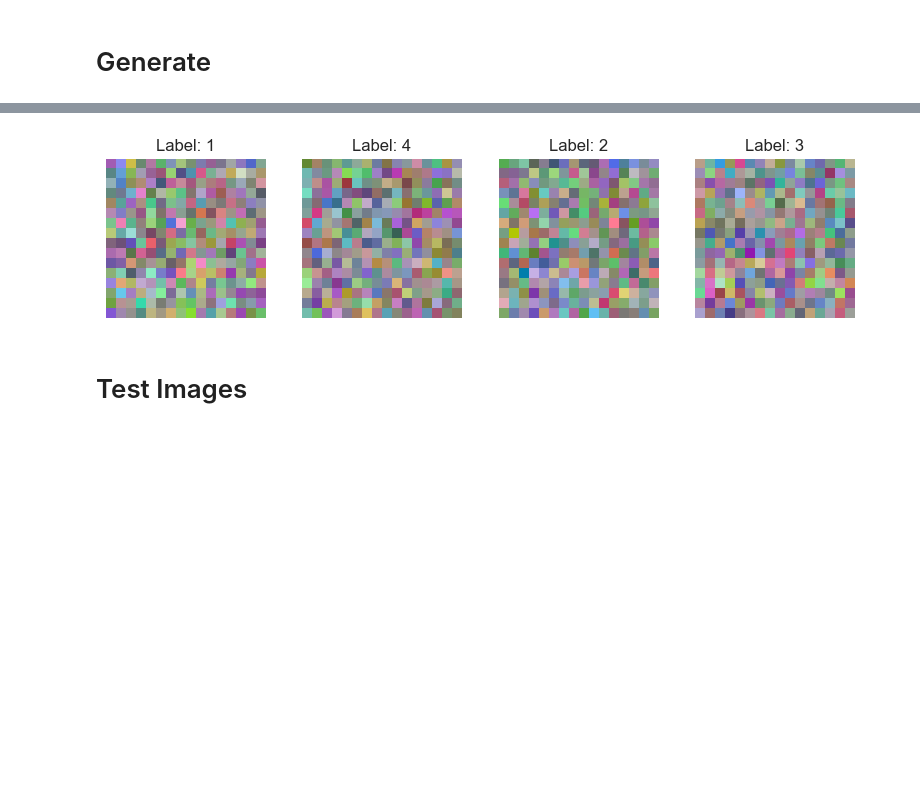
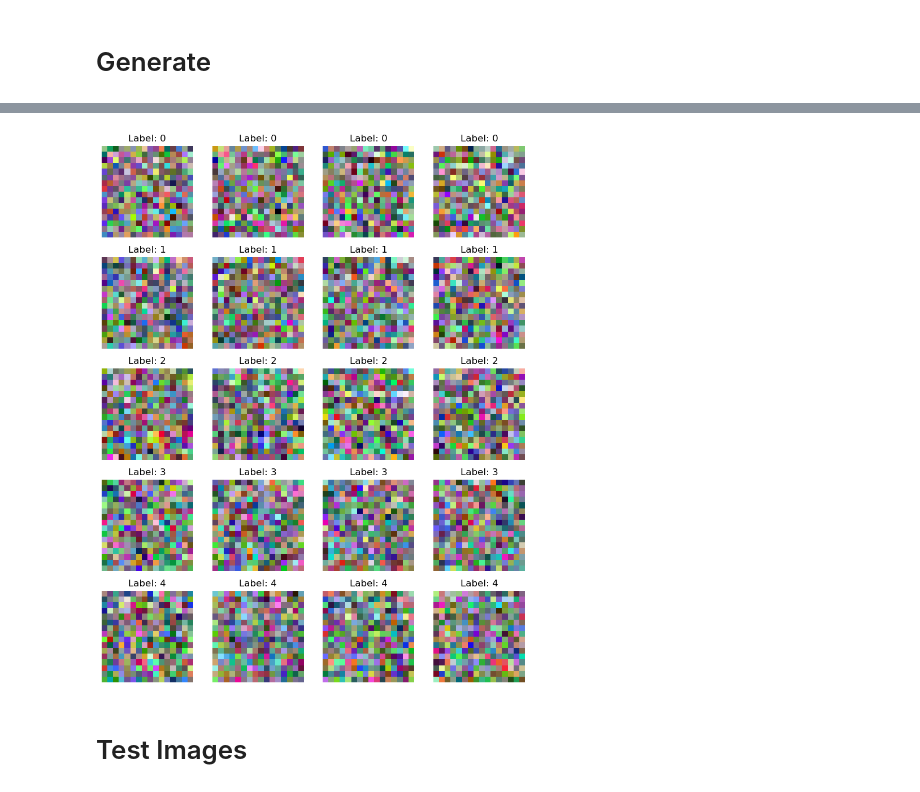
Before and after one commit to pranav-ap/pixel_art_generator, a Jupyter notebook: eda.ipynb, the cells around one changed output, grey strips where cells are left out. Cells and saved outputs as stored; diff of their text form; code cells hidden in the pictures; blank space fills up the shorter version.

```diff
--- a/eda.ipynb
+++ b/eda.ipynb
@@ -74,7 +66,15 @@ DEBUG    | generate | Timestep 450
 # %%
-visualize_X_samples_grid(samples, labels, n_samples=config.train.batch_size, n_cols=4)
+num_classes = 5
+num_member_per_class = config.test.batch_size
+
+visualize_X_samples_grid(
+    samples,
+    labels,
+    n_samples=num_member_per_class * num_classes,
+    n_cols=num_member_per_class
+)
 # %% [output]
-[figure, old version]
+[figure, new version]
 # %% [markdown]
 # Test Images
 # %%
```
Also changed, not shown: parts of 10 cells of this notebook, 13 other files.
